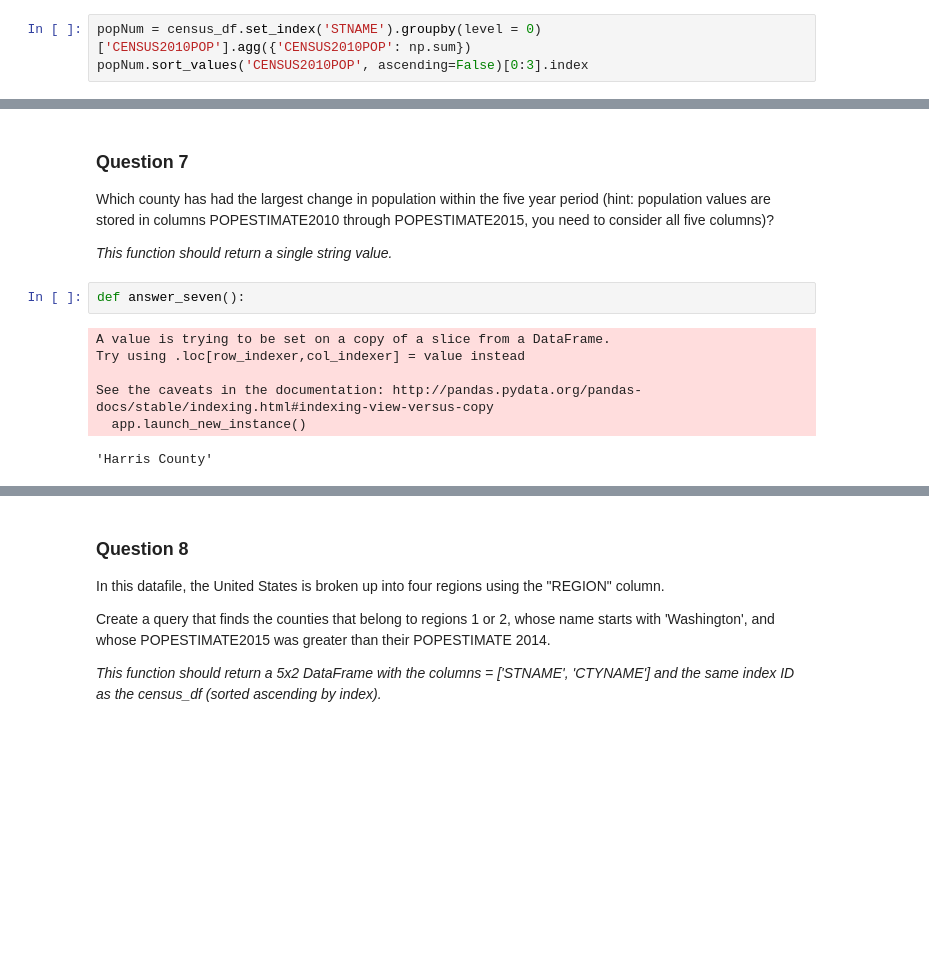
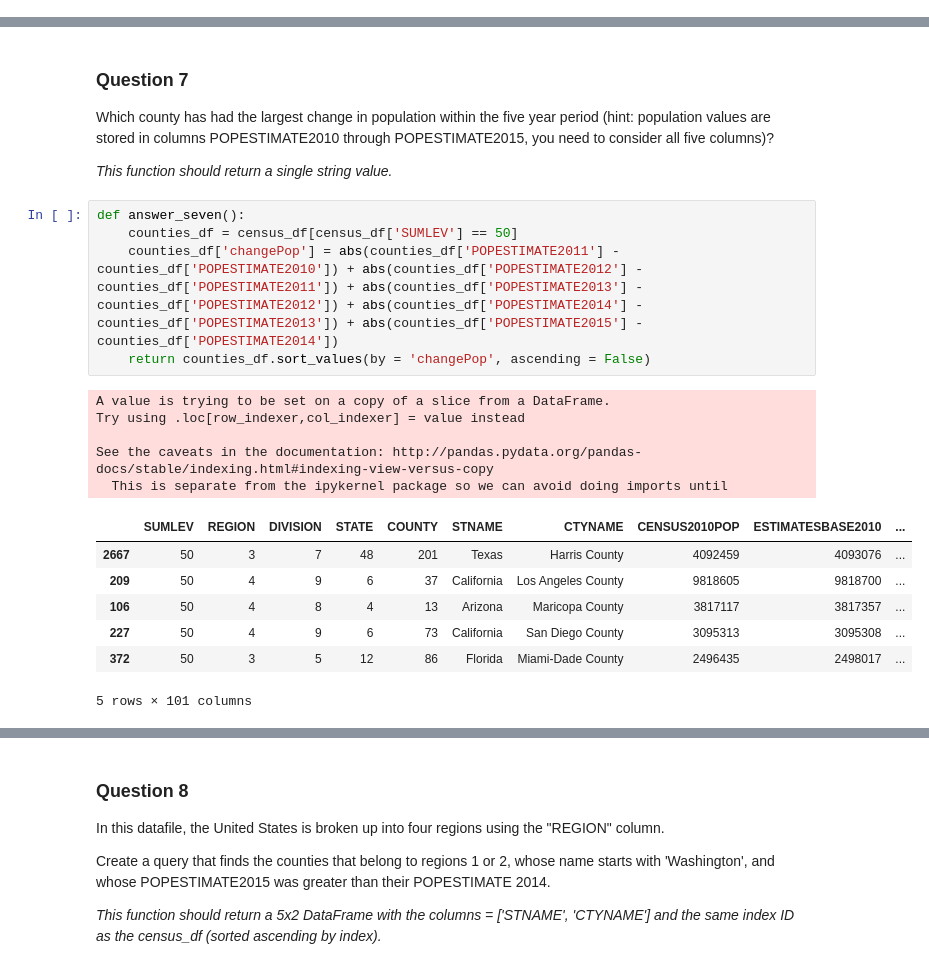
Before and after one commit to xuteng0220/DataSciencePython, a Jupyter notebook: Assignment+2.ipynb, the cells around one changed output, grey strips where cells are left out. Saved outputs shown, nothing was run; the diff lists cells and outputs as text; blank space fills up the shorter version.

```diff
--- a/Assignment+2.ipynb
+++ b/Assignment+2.ipynb
@@ -339,6 +263,3 @@ census_df.head()
 | 3 | 50 | 3 | 6 | 1 | 5 | Alabama | Barbour County | 27457 | 27457 | ... |
 | 4 | 50 | 3 | 6 | 1 | 7 | Alabama | Bibb County | 22915 | 22919 | ... |
 5 rows × 100 columns
-# %%
-popNum = census_df.set_index('STNAME').groupby(level = 0)['CENSUS2010POP'].agg({'CENSUS2010POP': np.sum})
-popNum.sort_values('CENSUS2010POP', ascending=False)[0:3].index
@@ -351,12 +277,21 @@ Index(['California', 'Texas', 'New York'], dtype='object', name='STNAME')
 Which county has had the largest change in population within the five year period (hint: population values are stored in columns POPESTIMATE2010 through POPESTIMATE2015, you need to consider all five columns)?
 
 *This function should return a single string value.*
-# %%
-def answer_seven():
-# %% [output]
-A value is trying to be set on a copy of a slice from a DataFrame.
-Try using .loc[row_indexer,col_indexer] = value instead
-
-See the caveats in the documentation: http://pandas.pydata.org/pandas-docs/stable/indexing.html#indexing-view-versus-copy
-  app.launch_new_instance()
-'Harris County'
+# %%
+def answer_seven():
+    counties_df = census_df[census_df['SUMLEV'] == 50]
+    counties_df['changePop'] = abs(counties_df['POPESTIMATE2011'] - counties_df['POPESTIMATE2010']) + abs(counties_df['POPESTIMATE2012'] - counties_df['POPESTIMATE2011']) + abs(counties_df['POPESTIMATE2013'] - counties_df['POPESTIMATE2012']) + abs(counties_df['POPESTIMATE2014'] - counties_df['POPESTIMATE2013']) + abs(counties_df['POPESTIMATE2015'] - counties_df['POPESTIMATE2014'])
+    return counties_df.sort_values(by = 'changePop', ascending = False)
+# %% [output]
+A value is trying to be set on a copy of a slice from a DataFrame.
+Try using .loc[row_indexer,col_indexer] = value instead
+
+See the caveats in the documentation: http://pandas.pydata.org/pandas-docs/stable/indexing.html#indexing-view-versus-copy
+  This is separate from the ipykernel package so we can avoid doing imports until
+|  | SUMLEV | REGION | DIVISION | STATE | COUNTY | STNAME | CTYNAME | CENSUS2010POP | ESTIMATESBASE2010 | ... |
+| 2667 | 50 | 3 | 7 | 48 | 201 | Texas | Harris County | 4092459 | 4093076 | ... |
+| 209 | 50 | 4 | 9 | 6 | 37 | California | Los Angeles County | 9818605 | 9818700 | ... |
+| 106 | 50 | 4 | 8 | 4 | 13 | Arizona | Maricopa County | 3817117 | 3817357 | ... |
+| 227 | 50 | 4 | 9 | 6 | 73 | California | San Diego County | 3095313 | 3095308 | ... |
+| 372 | 50 | 3 | 5 | 12 | 86 | Florida | Miami-Dade County | 2496435 | 2498017 | ... |
+5 rows × 101 columns
```
Also changed, not shown: parts of 15 cells of this notebook, 4 other files.
